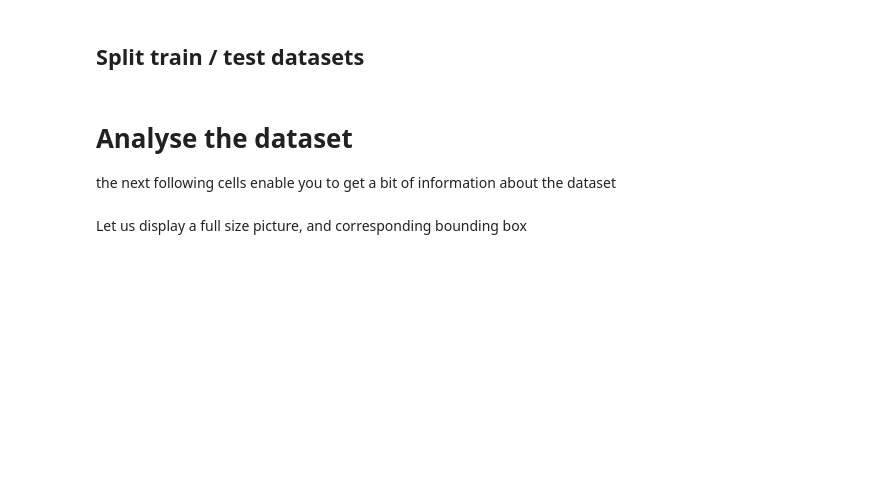
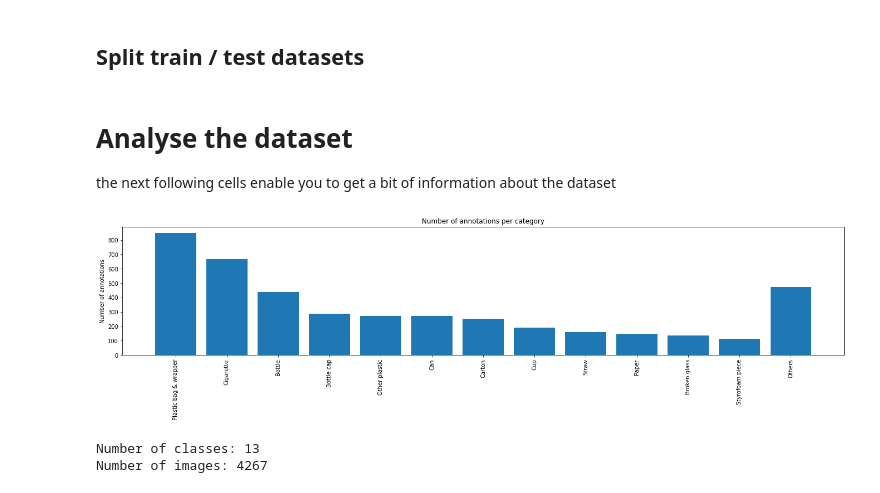
Before and after one commit to SylvJalb/surfnet, a Jupyter notebook: src/classifier/Plastic_Classifier.ipynb, the cells around one changed output. Cells and saved outputs as stored; diff of their text form; code cells hidden in the pictures; blank space fills up the shorter version.

```diff
--- a/src/classifier/Plastic_Classifier.ipynb
+++ b/src/classifier/Plastic_Classifier.ipynb
@@ -140,23 +80,29 @@ with open(annotationFile, 'r') as f:
 
 the next following cells enable you to get a bit of information about the dataset
 # %%
-coco_categories = dataset['supercategory']
+categories = dataset['supercategory'][[value != 'Unlabeled litter' for value in dataset['supercategory']]]
+categories_count = categories.value_counts()
+# remove images with less than 100 annotations
+other_count = sum(categories_count[categories_count < 100].values)
+# add other category to categories_count
+categories_count['Others'] = other_count
+categories_count = categories_count[ [value > 100 for value in categories_count.values] ]
 
-# get coco categories names and how many images are in each category
-cat_names = list(set(coco_categories))
-nb_images = {}
-for cat in cat_names:
-    nb_images.update({cat: len(coco_categories[coco_categories == cat])})
-# sort by number of images
-cat_names = sorted(nb_images, key=nb_images.get, reverse=True)
-nb_images = sorted(nb_images.values(), reverse=True)
+# get categories names and how many images are in each category
 
-plt.bar(x = cat_names, height = nb_images)
-plt.xticks(range(len(cat_names)), cat_names, rotation='vertical')
+
+classes = categories_count.index
+nbr_images = categories_count.values
+
+plt.bar(x = classes, height =nbr_images)
+plt.xticks(range(len(classes)), classes, rotation='vertical')
 plt.ylabel('Number of annotations')
 plt.tight_layout()
 plt.autoscale(True)
+plt.title('Number of annotations per category')
 # set full width
 plt.subplots_adjust(left=0.0, right=3.0, top=0.9, bottom=0.1)
 # plt.savefig('dataset_analysis')
 plt.show()
+# %% [output]
+[figure, added]
@@ -192,2 +108,0 @@ val_dataset = get_dataset("val", new_size)
-# %% [markdown]
-Let us display a full size picture, and corresponding bounding box
@@ -198,0 +109,7 @@ plt.imshow(x)
+# %%
+nbr_class = len(classes)
+print('Number of classes:', nbr_class)
+print('Number of images:', sum(nbr_images))
+# %% [output]
+Number of classes: 13
+Number of images: 4267
```
Also changed, not shown: parts of 28 cells of this notebook, 2 other files.
